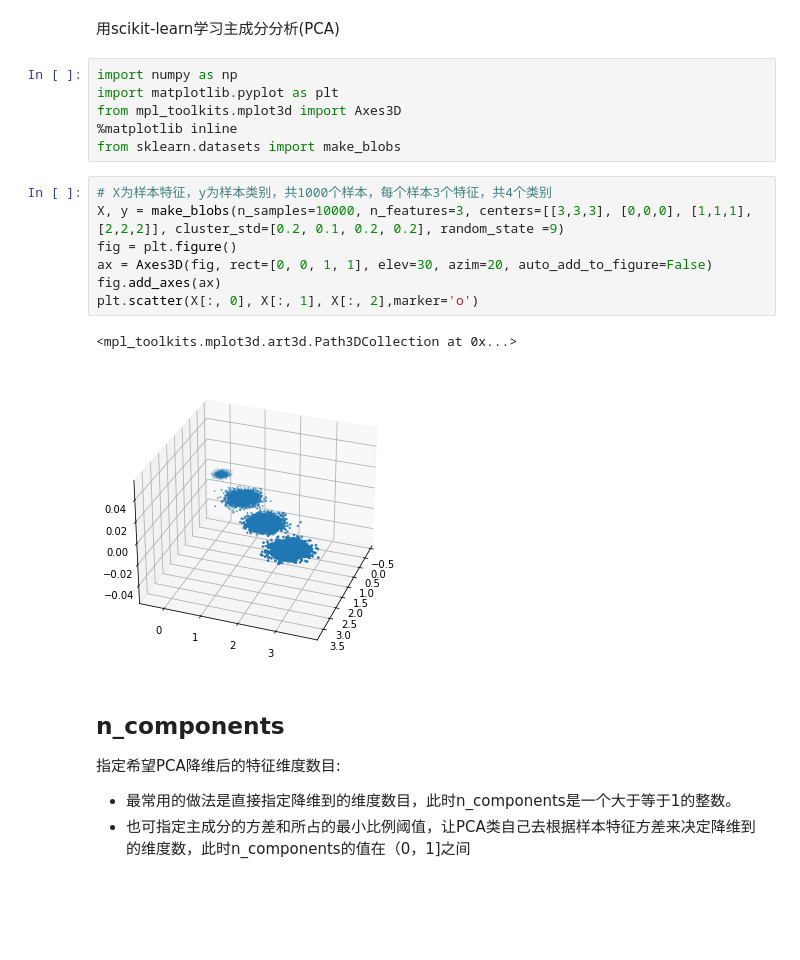
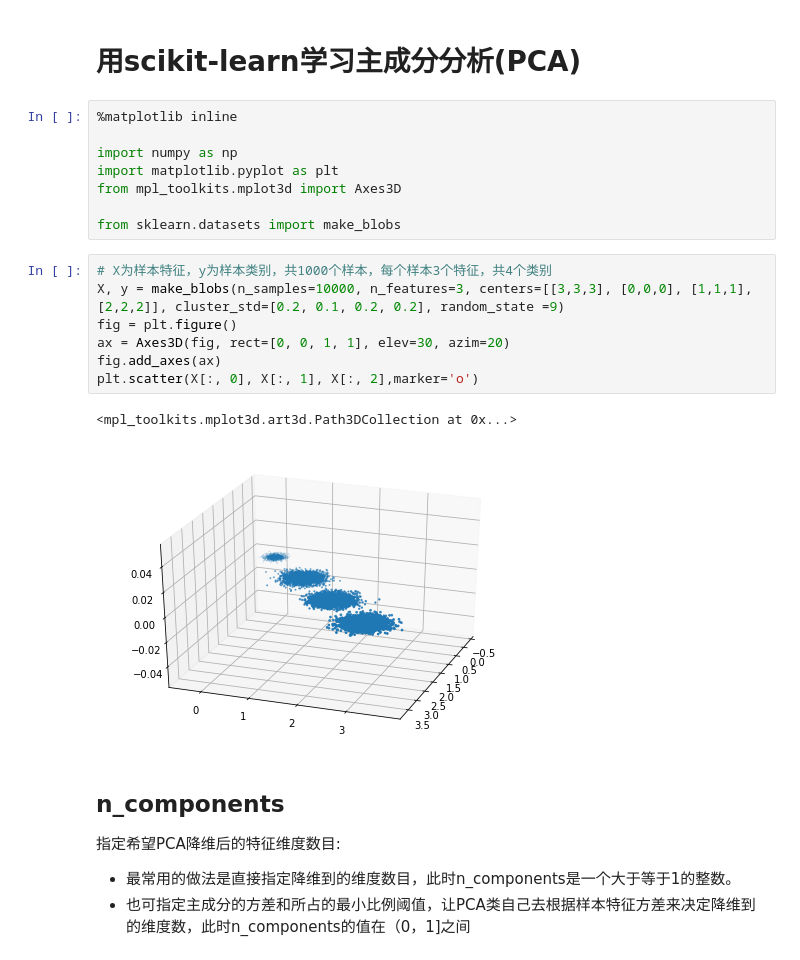
Before and after one commit to lu-jl/ICT3, a Jupyter notebook: 15_feature/42_pca.ipynb, the cells around one changed output. Drawn from its saved outputs; the diff is of its cells as text; blank space fills up the shorter version.

```diff
--- a/15_feature/42_pca.ipynb
+++ b/15_feature/42_pca.ipynb
@@ -1,21 +1,23 @@
 # %% [markdown]
-用scikit-learn学习主成分分析(PCA)
+# 用scikit-learn学习主成分分析(PCA)
 # %%
+%matplotlib inline
+
 import numpy as np
 import matplotlib.pyplot as plt
 from mpl_toolkits.mplot3d import Axes3D
-%matplotlib inline
+
 from sklearn.datasets import make_blobs
 # %%
 # X为样本特征，y为样本类别，共1000个样本，每个样本3个特征，共4个类别
 X, y = make_blobs(n_samples=10000, n_features=3, centers=[[3,3,3], [0,0,0], [1,1,1], [2,2,2]], cluster_std=[0.2, 0.1, 0.2, 0.2], random_state =9)
 fig = plt.figure()
-ax = Axes3D(fig, rect=[0, 0, 1, 1], elev=30, azim=20, auto_add_to_figure=False)
+ax = Axes3D(fig, rect=[0, 0, 1, 1], elev=30, azim=20)
 fig.add_axes(ax)
 plt.scatter(X[:, 0], X[:, 1], X[:, 2],marker='o')
 # %% [output]
 <mpl_toolkits.mplot3d.art3d.Path3DCollection at 0x...>
-[figure, old version]
+[figure, new version]
 # %% [markdown]
 ## n_components
 指定希望PCA降维后的特征维度数目:
```
Also changed, not shown: parts of 1 cell of this notebook, 2 other files.
